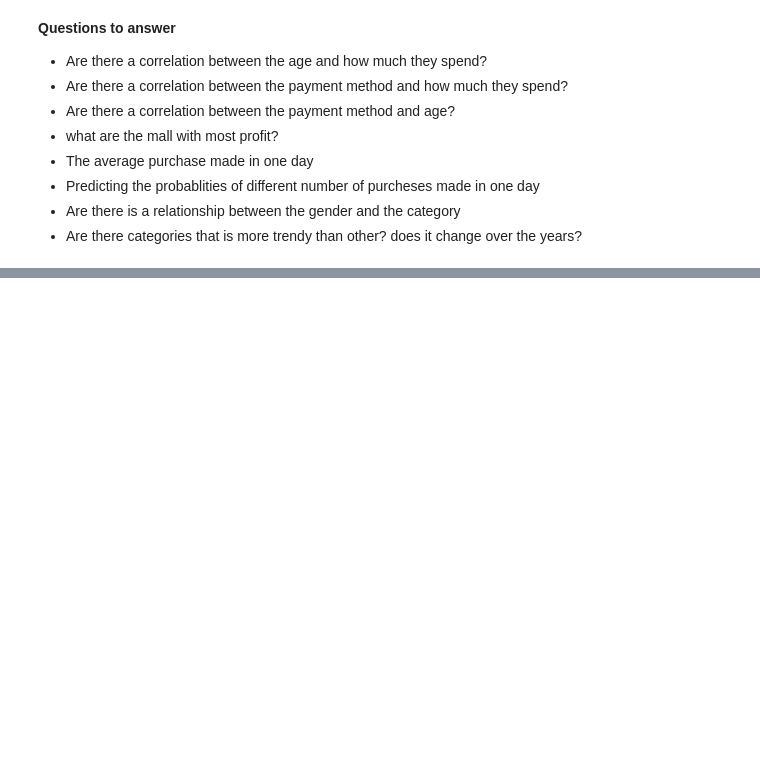
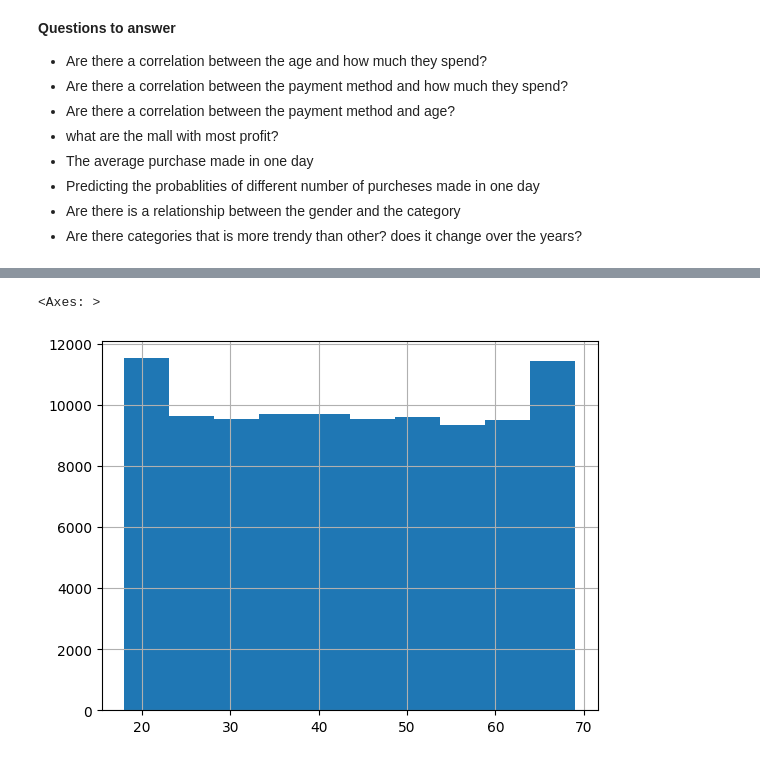
Before and after one commit to OmarEmad313/Data-Analysis-Projects, a Jupyter notebook: retailcustomerspendinganalysis.ipynb, the cells around one changed output, grey strips where cells are left out. Drawn from its saved outputs; the diff is of its cells as text; code cells hidden in the pictures; blank space fills up the shorter version.

```diff
--- a/retailcustomerspendinganalysis.ipynb
+++ b/retailcustomerspendinganalysis.ipynb
@@ -32,0 +96,6 @@ df=pd.read_csv('/kaggle/input/customer-shopping-dataset/customer_shopping_data.c
+# %%
+#the age feature is uniformally distributed
+df['age'].hist()
+# %% [output]
+<Axes: >
+[figure, added]
```
Also changed, not shown: parts of 32 cells of this notebook.
